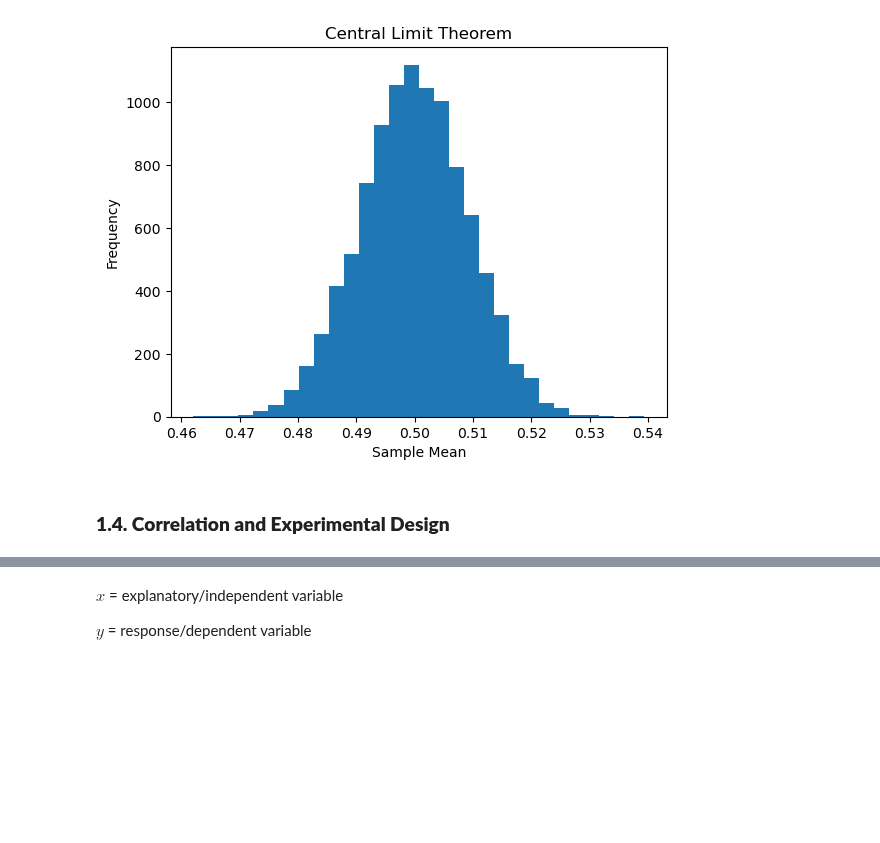
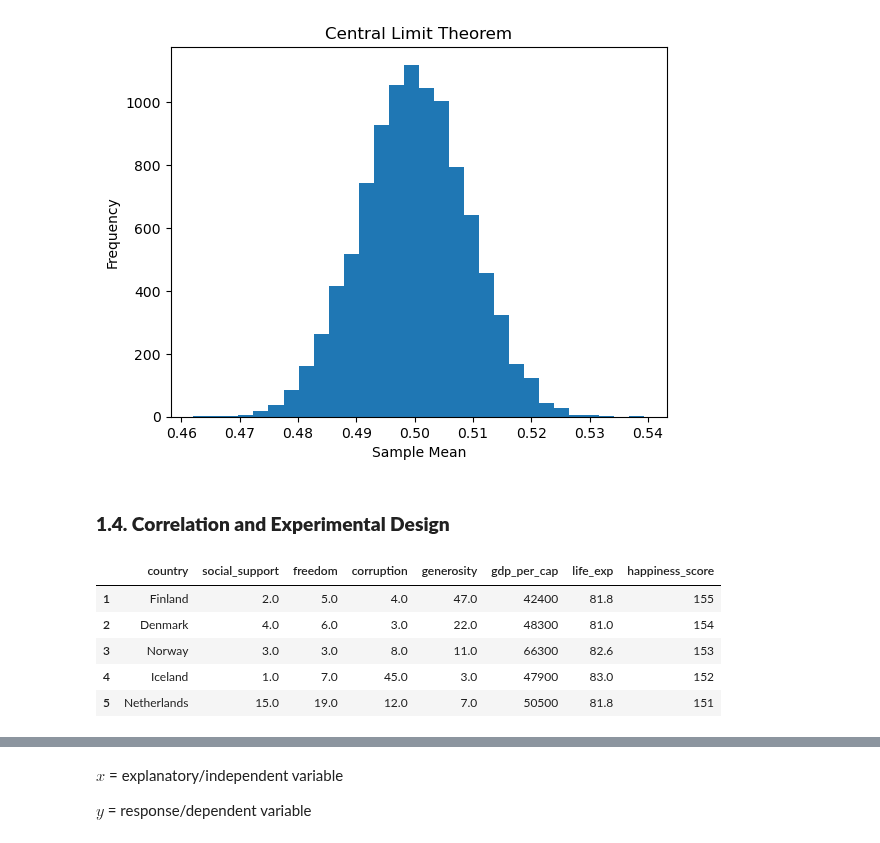
Before and after one commit to ONURYI/Data-Scientist-Professional-with-Python, a Jupyter notebook: Block III - Statistics/1.Introduction to Statistics in Python.ipynb, the cells around one changed output, grey strips where cells are left out. Cells and saved outputs as stored; diff of their text form; code cells hidden in the pictures; blank space fills up the shorter version.

```diff
--- a/Block III - Statistics/1.Introduction to Statistics in Python.ipynb
+++ b/Block III - Statistics/1.Introduction to Statistics in Python.ipynb
@@ -373,3 +373,13 @@ plt.show()
 [figure]
 # %% [markdown]
 ### **1.4. Correlation and Experimental Design**
+# %%
+world_happiness = pd.read_csv('../datasets/world_happiness.csv', index_col=0)
+world_happiness.head()
+# %% [output]
+|  | country | social_support | freedom | corruption | generosity | gdp_per_cap | life_exp | happiness_score |
+| 1 | Finland | 2.0 | 5.0 | 4.0 | 47.0 | 42400 | 81.8 | 155 |
+| 2 | Denmark | 4.0 | 6.0 | 3.0 | 22.0 | 48300 | 81.0 | 154 |
+| 3 | Norway | 3.0 | 3.0 | 8.0 | 11.0 | 66300 | 82.6 | 153 |
+| 4 | Iceland | 1.0 | 7.0 | 45.0 | 3.0 | 47900 | 83.0 | 152 |
+| 5 | Netherlands | 15.0 | 19.0 | 12.0 | 7.0 | 50500 | 81.8 | 151 |
```
Also changed, not shown: parts of 11 cells of this notebook, 2 other files.
